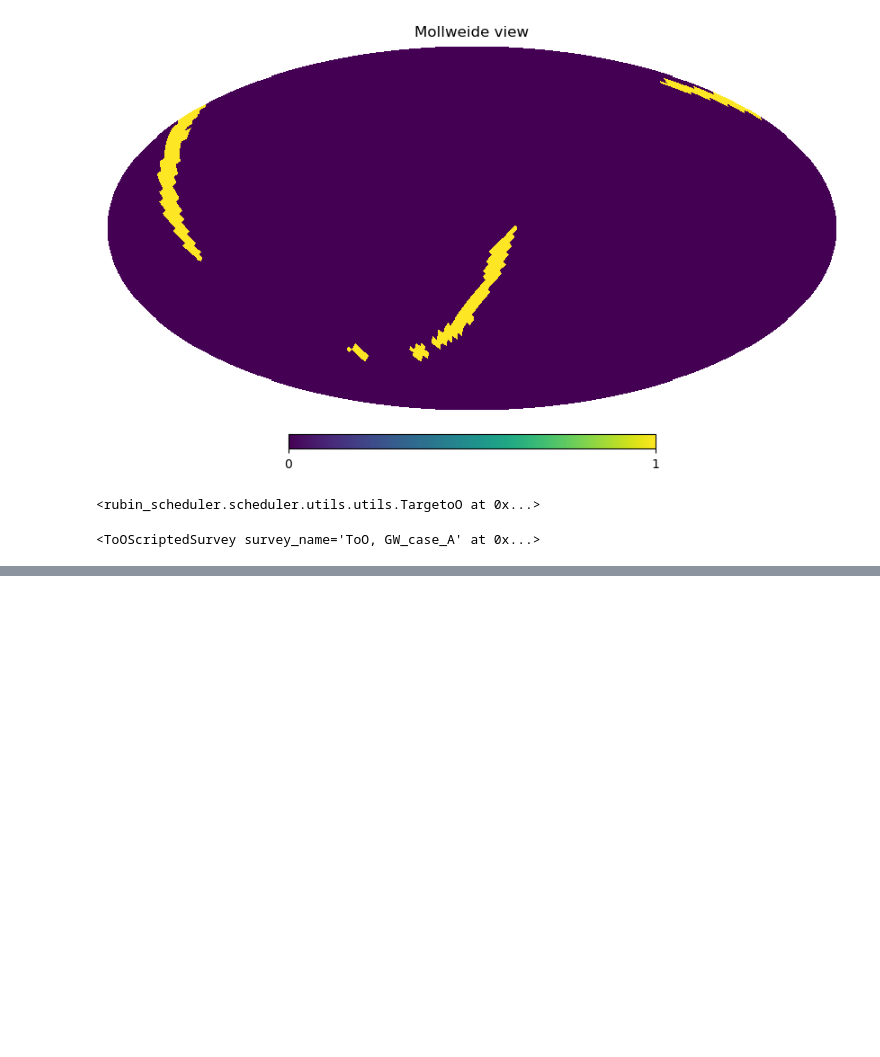
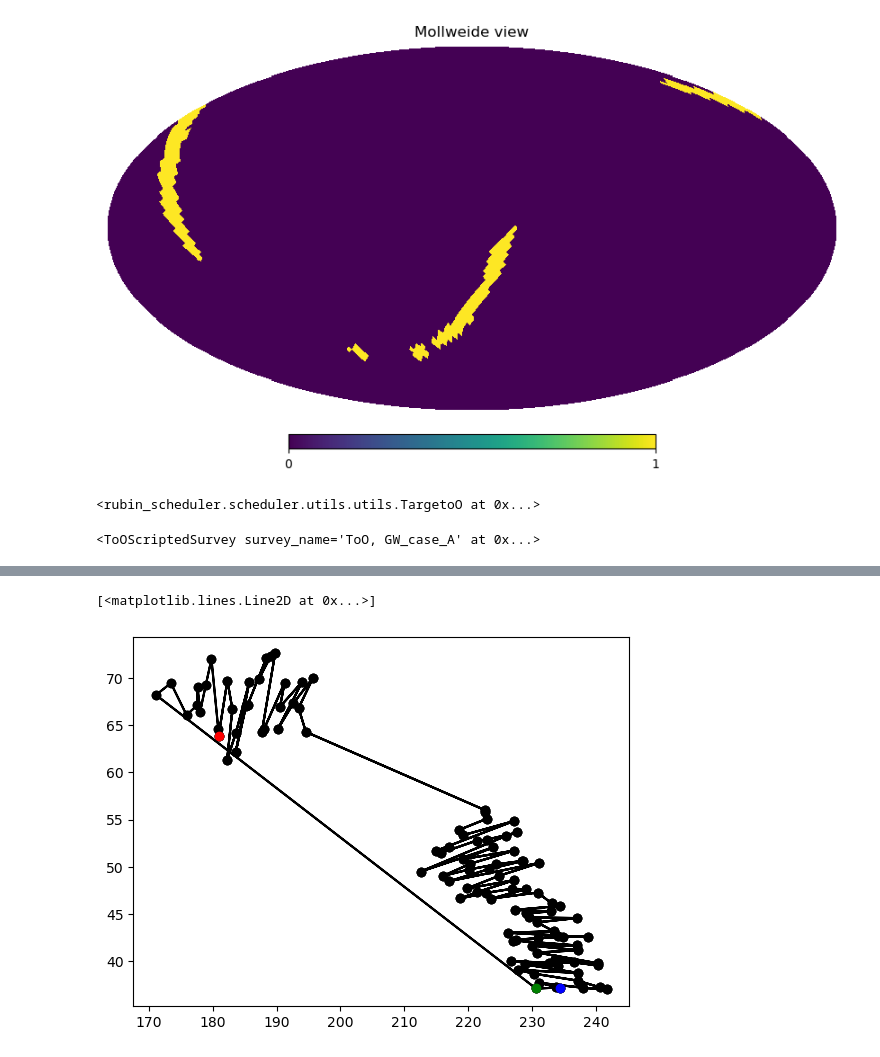
Before and after one commit to yoachim/25_scratch, a Jupyter notebook: too_large/large_too_fp.ipynb, the cells around one changed output, grey strips where cells are left out. Saved outputs shown, nothing was run; the diff lists cells and outputs as text; code cells hidden in the pictures; blank space fills up the shorter version.

```diff
--- a/too_large/large_too_fp.ipynb
+++ b/too_large/large_too_fp.ipynb
@@ -55,0 +71,22 @@ plt.plot(obs["RA"], obs["dec"])
+# %%
+alt, az = _approx_ra_dec2_alt_az(obs["RA"], obs["dec"], conditions.site.latitude_rad, conditions.site.longitude_rad, conditions.mjd)
+# %%
+fig, ax = plt.subplots()
+
+#xp,yp =project_lambert(az,alt)
+
+ax.plot(np.degrees(az), np.degrees(alt), '-ko')
+ax.plot(np.degrees(az[0]), np.degrees(alt[0]), 'go')
+ax.plot(np.degrees(az[1]), np.degrees(alt[1]), 'bo')
+
+ax.plot(np.degrees(az[-1]), np.degrees(alt[-1]), 'ro')
+
+
+#plt.plot(xp[0], alt[0], 'go')
+#x, y = project_lambert(0, np.radians([20,90]))
+#max_val = np.max(np.abs([x, y]))
+#ax.set_xlim([-max_val, max_val])
+#ax.set_ylim([-max_val, max_val])
+# %% [output]
+[<matplotlib.lines.Line2D at 0x...>]
+[figure, added]
```
Also changed, not shown: parts of 17 cells of this notebook, 2 other files.
